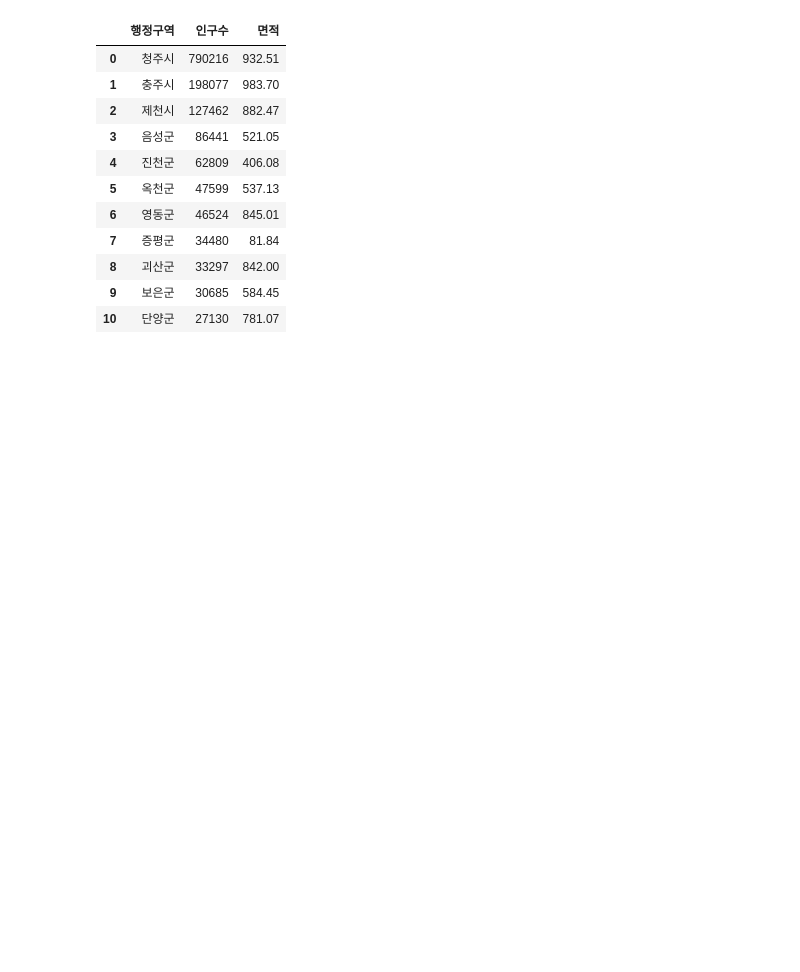
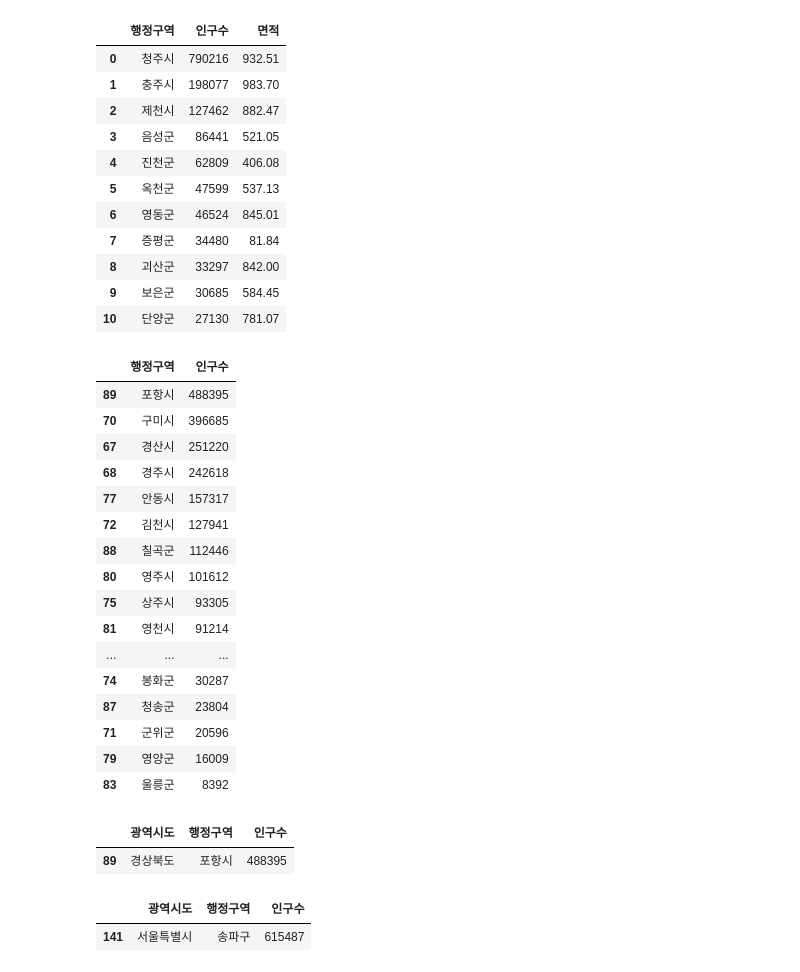
Before and after one commit to mysoyul/ibkbank_webscraping_analysis, a Jupyter notebook: 01.행정구역정보 분석.ipynb, the cells around one changed output. Cells and saved outputs as stored; diff of their text form; code cells hidden in the pictures; blank space fills up the shorter version.

```diff
--- a/01.행정구역정보 분석.ipynb
+++ b/01.행정구역정보 분석.ipynb
@@ -325,3 +332,30 @@ data.loc[data['광역시도'] == '충청북도', ['행정구역','인구수','
 | 8 | 괴산군 | 33297 | 842.00 |
 | 9 | 보은군 | 30685 | 584.45 |
 | 10 | 단양군 | 27130 | 781.07 |
+# %%
+#광역시도별 인구수가 가장 많은 행정구역은 ?
+data.loc[data['광역시도'] == '경상북도',['행정구역','인구수']].sort_values(by='인구수', ascending=False)
+# %% [output]
+|  | 행정구역 | 인구수 |
+| 89 | 포항시 | 488395 |
+| 70 | 구미시 | 396685 |
+| 67 | 경산시 | 251220 |
+| 68 | 경주시 | 242618 |
+| 77 | 안동시 | 157317 |
+| 72 | 김천시 | 127941 |
+| 88 | 칠곡군 | 112446 |
+| 80 | 영주시 | 101612 |
+| 75 | 상주시 | 93305 |
+| 81 | 영천시 | 91214 |
+| ... | ... | ... |
+| 74 | 봉화군 | 30287 |
+| 87 | 청송군 | 23804 |
+| 71 | 군위군 | 20596 |
+| 79 | 영양군 | 16009 |
+| 83 | 울릉군 | 8392 |
+# %%
+pop_max_value = data.loc[data['광역시도'] == '경상북도','인구수'].max()
+data.loc[data['인구수'] == pop_max_value,['광역시도','행정구역','인구수'] ]
+# %% [output]
+|  | 광역시도 | 행정구역 | 인구수 |
+| 89 | 경상북도 | 포항시 | 488395 |
@@ -327,0 +367,5 @@ data.loc[data['광역시도'] == '충청북도', ['행정구역','인구수','
+# %%
+get_pop_max_value(data, '서울특별시')
+# %% [output]
+|  | 광역시도 | 행정구역 | 인구수 |
+| 141 | 서울특별시 | 송파구 | 615487 |
```
Also changed, not shown: parts of 7 cells of this notebook.
